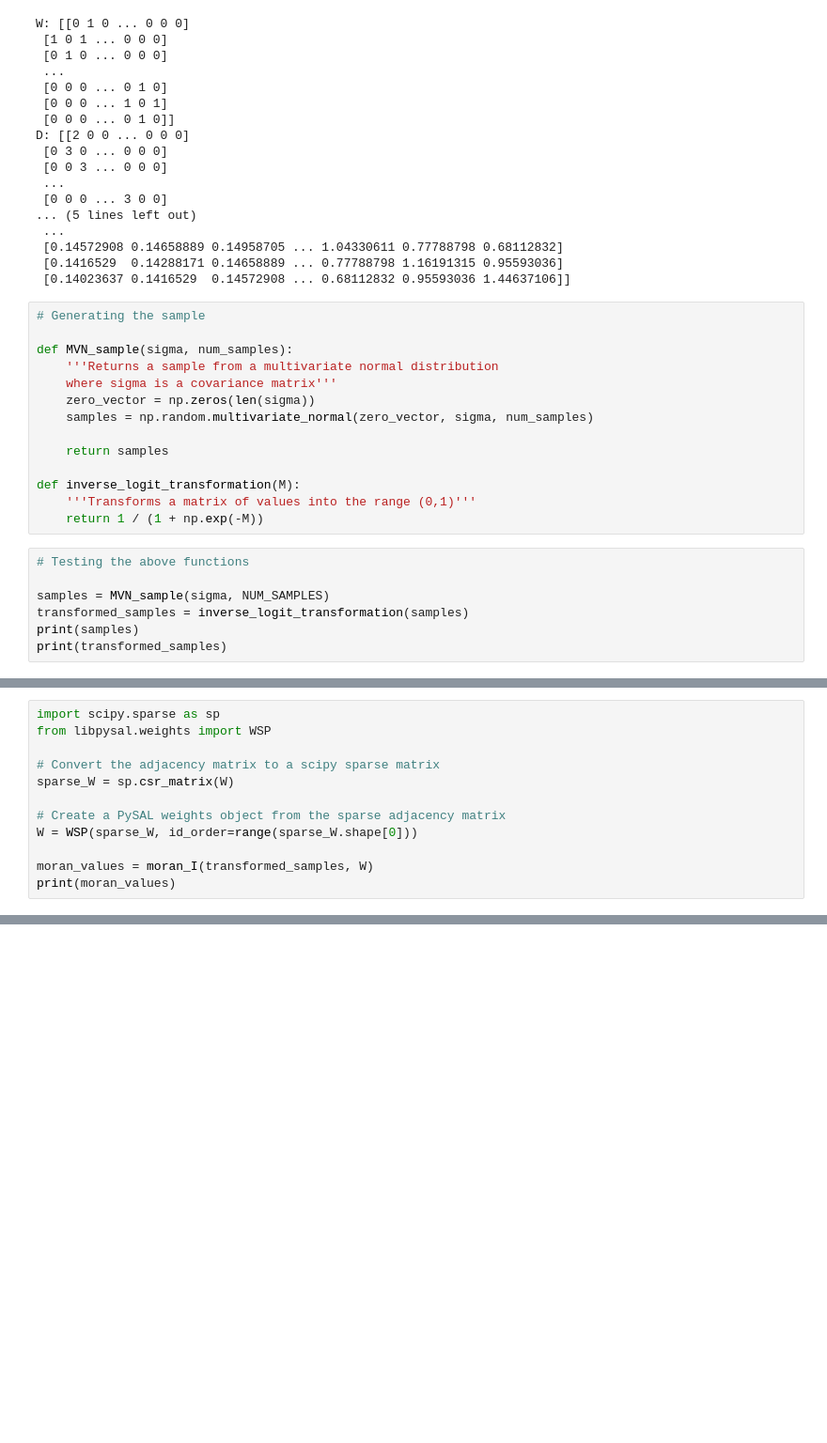
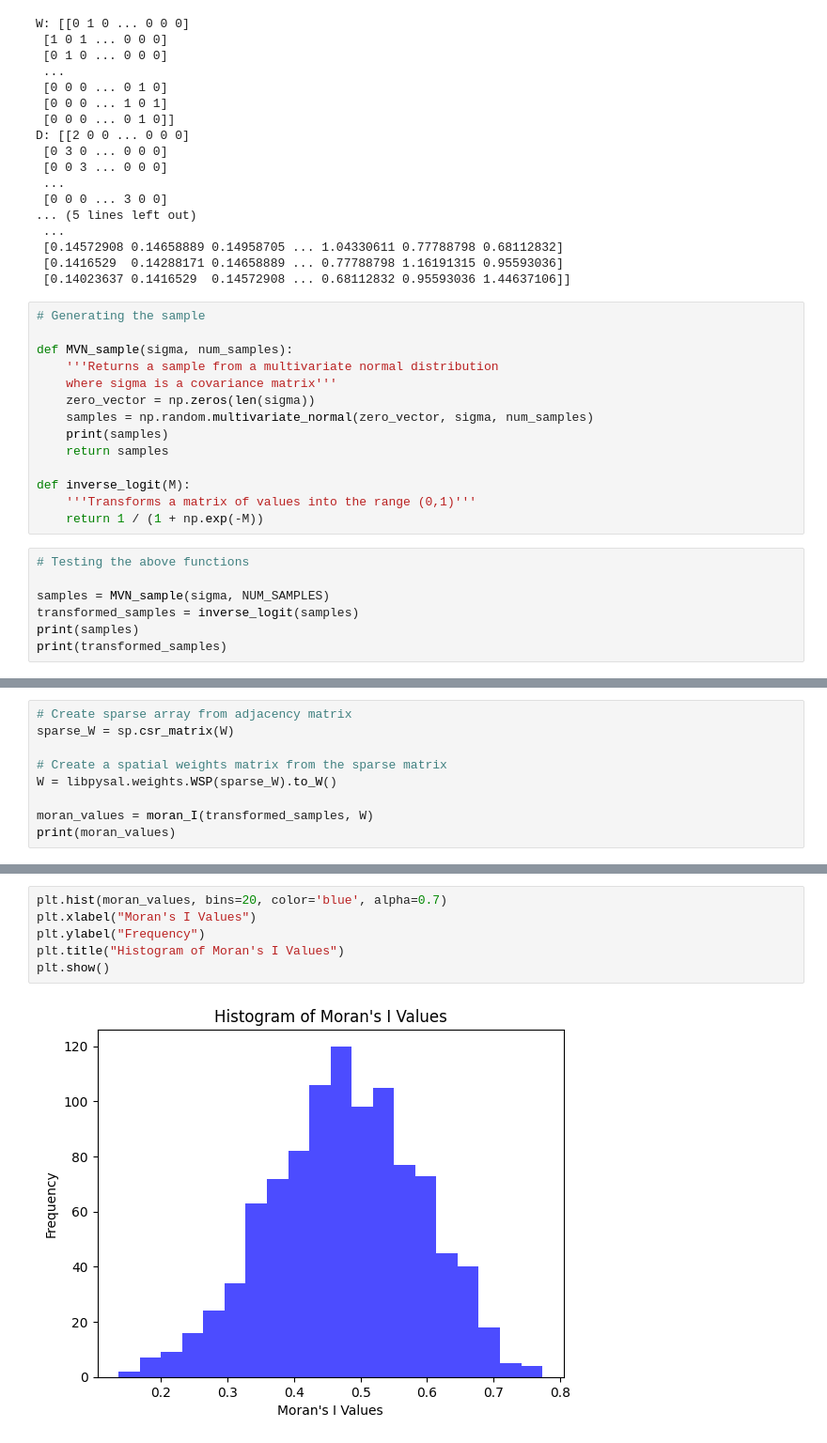
Before and after one commit to kayla-jackson/spatial-modeling, a Jupyter notebook: notebooks/spatially_correlated_p.ipynb, the cells around one changed output, grey strips where cells are left out. Shown at 94% size. Drawn from its saved outputs; the diff is of its cells as text; blank space fills up the shorter version.

Commit message:
Plot of Moran’s I values

```diff
--- a/notebooks/spatially_correlated_p.ipynb
+++ b/notebooks/spatially_correlated_p.ipynb
@@ -125,17 +127,17 @@ def MVN_sample(sigma, num_samples):
     where sigma is a covariance matrix'''
     zero_vector = np.zeros(len(sigma))
     samples = np.random.multivariate_normal(zero_vector, sigma, num_samples)
-
+    print(samples)
     return samples
 
-def inverse_logit_transformation(M):
+def inverse_logit(M):
     '''Transforms a matrix of values into the range (0,1)'''
     return 1 / (1 + np.exp(-M))
 # %%
 # Testing the above functions
 
 samples = MVN_sample(sigma, NUM_SAMPLES)
-transformed_samples = inverse_logit_transformation(samples)
+transformed_samples = inverse_logit(samples)
 print(samples)
 print(transformed_samples)
 # %% [output]
@@ -176,14 +174,11 @@ def moran_I(samples, adj_matrix):
 
     return moran_values
 # %%
-import scipy.sparse as sp
-from libpysal.weights import WSP
-
-# Convert the adjacency matrix to a scipy sparse matrix
+# Create sparse array from adjacency matrix
 sparse_W = sp.csr_matrix(W)
 
-# Create a PySAL weights object from the sparse adjacency matrix
-W = WSP(sparse_W, id_order=range(sparse_W.shape[0]))
+# Create a spatial weights matrix from the sparse matrix
+W = libpysal.weights.WSP(sparse_W).to_W()
 
 moran_values = moran_I(transformed_samples, W)
 print(moran_values)
@@ -208,0 +187,8 @@ AttributeError: ignored
+# %%
+plt.hist(moran_values, bins=20, color='blue', alpha=0.7)
+plt.xlabel("Moran's I Values")
+plt.ylabel("Frequency")
+plt.title("Histogram of Moran's I Values")
+plt.show()
+# %% [output]
+[figure, added]
```
Also changed, not shown: parts of 4 cells of this notebook.
